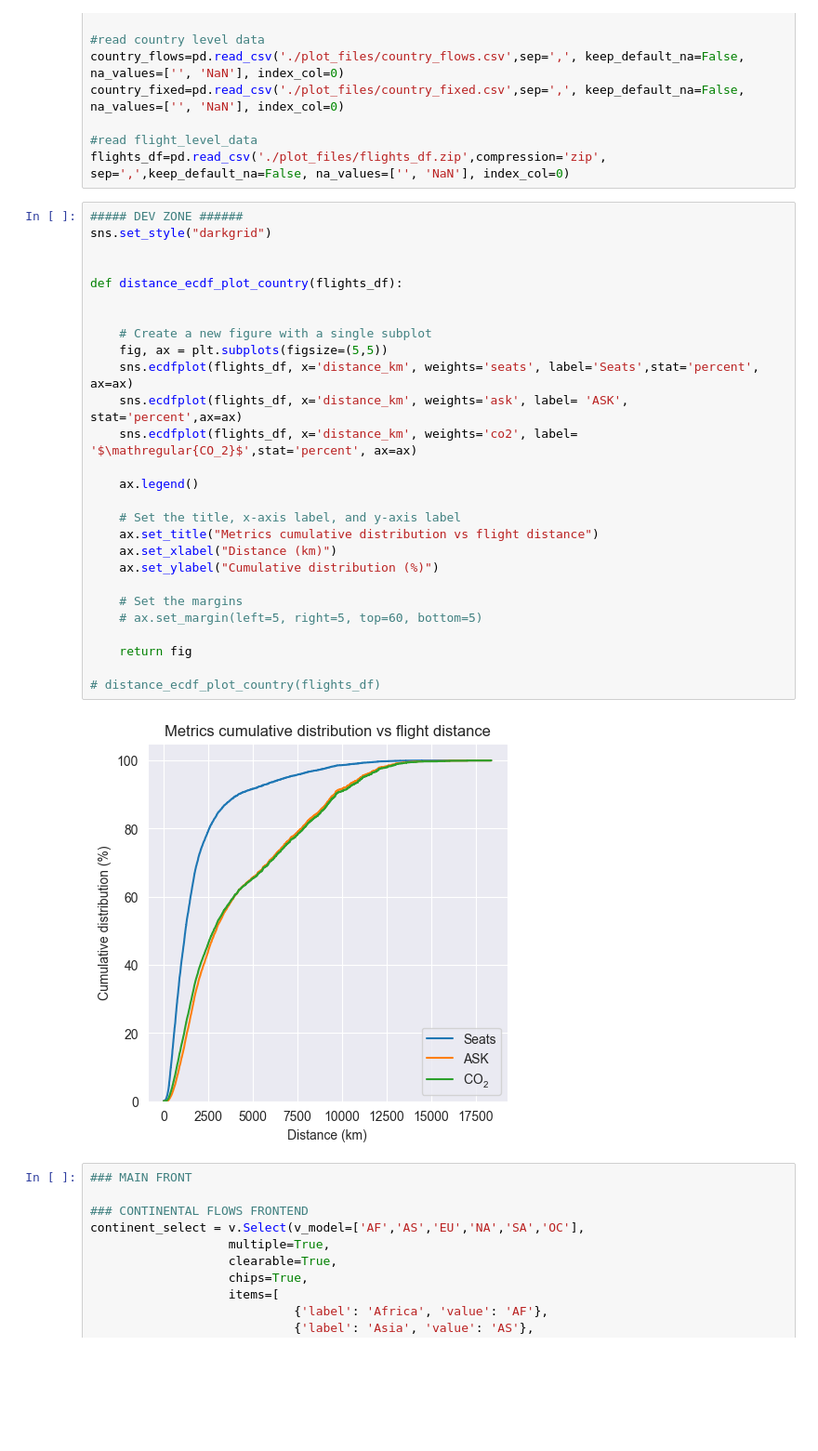
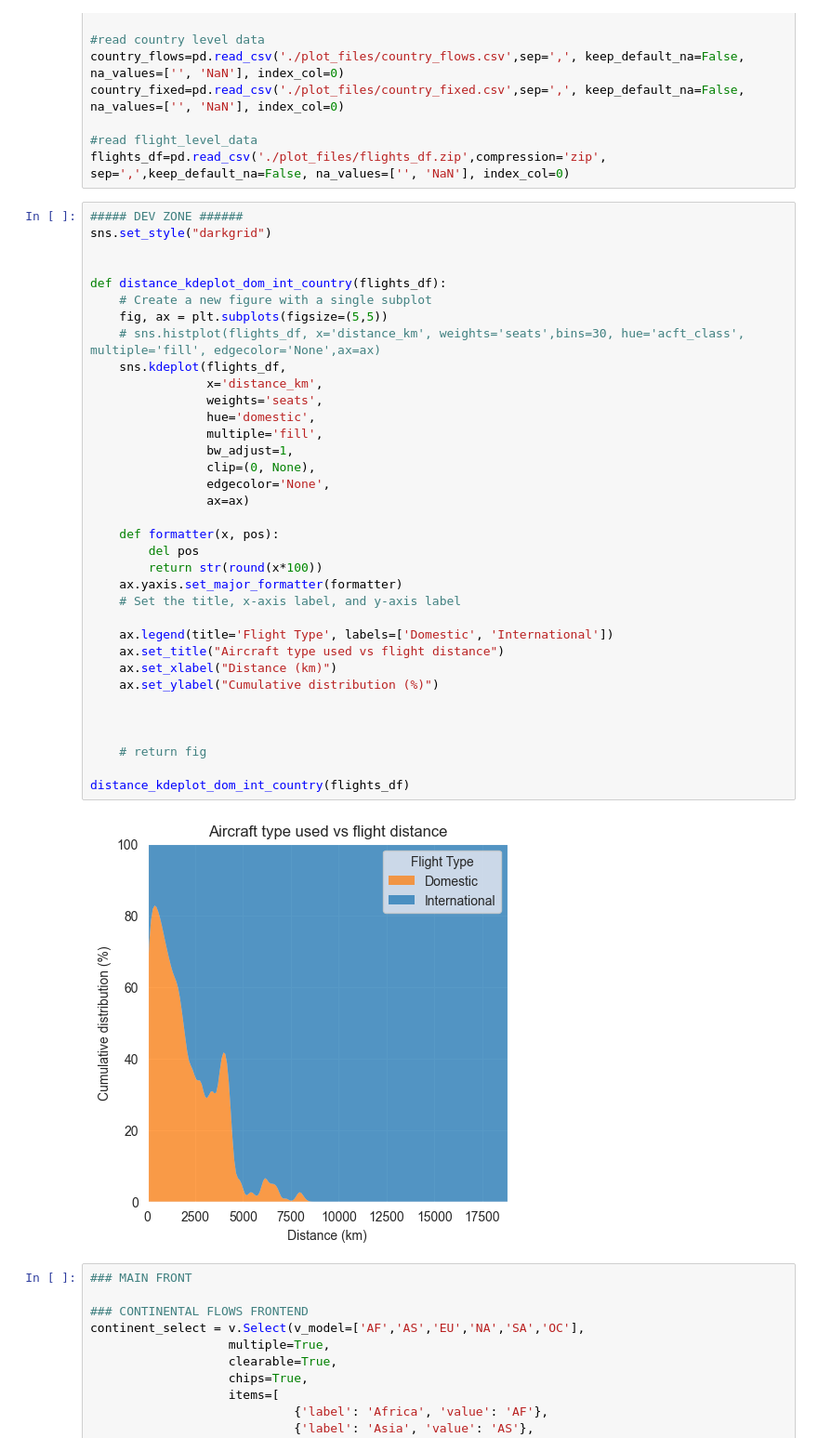
Before and after one commit to AeroMAPS/AeroSCOPE_dataset, a Jupyter notebook: aeroscope/04_app/AeroSCOPE-DEV.ipynb, the cells around one changed output. Shown: that part at 93% size. Saved outputs shown, nothing was run; the diff lists cells and outputs as text; blank space fills up the shorter version.

Commit message:
Added kde plots for aircraft category and flight type

```diff
--- a/aeroscope/04_app/AeroSCOPE-DEV.ipynb
+++ b/aeroscope/04_app/AeroSCOPE-DEV.ipynb
@@ -47,32 +47,40 @@ flights_df=pd.read_csv('./plot_files/flights_df.zip',compression='zip', sep=',',
 # %%
 ##### DEV ZONE ######
 sns.set_style("darkgrid")
 
 
-def distance_ecdf_plot_country(flights_df):
-
-
+def distance_kdeplot_dom_int_country(flights_df):
     # Create a new figure with a single subplot
     fig, ax = plt.subplots(figsize=(5,5))
-    sns.ecdfplot(flights_df, x='distance_km', weights='seats', label='Seats',stat='percent', ax=ax)
-    sns.ecdfplot(flights_df, x='distance_km', weights='ask', label= 'ASK', stat='percent',ax=ax)
-    sns.ecdfplot(flights_df, x='distance_km', weights='co2', label= '$\mathregular{CO_2}$',stat='percent', ax=ax)
+    # sns.histplot(flights_df, x='distance_km', weights='seats',bins=30, hue='acft_class', multiple='fill', edgecolor='None',ax=ax)
+    sns.kdeplot(flights_df,
+                x='distance_km',
+                weights='seats',
+                hue='domestic',
+                multiple='fill',
+                bw_adjust=1,
+                clip=(0, None),
+                edgecolor='None',
+                ax=ax)
 
-    ax.legend()
+    def formatter(x, pos):
+        del pos
+        return str(round(x*100))
+    ax.yaxis.set_major_formatter(formatter)
+    # Set the title, x-axis label, and y-axis label
 
-    # Set the title, x-axis label, and y-axis label
-    ax.set_title("Metrics cumulative distribution vs flight distance")
+    ax.legend(title='Flight Type', labels=['Domestic', 'International'])
+    ax.set_title("Aircraft type used vs flight distance")
     ax.set_xlabel("Distance (km)")
     ax.set_ylabel("Cumulative distribution (%)")
 
-    # Set the margins
-    # ax.set_margin(left=5, right=5, top=60, bottom=5)
 
-    return fig
 
-# distance_ecdf_plot_country(flights_df)
+    # return fig
+
+distance_kdeplot_dom_int_country(flights_df)
 # %% [output]
-[figure, old version]
+[figure, new version]
 # %%
 ### MAIN FRONT
 
```
Also changed, not shown: 2 other files.
